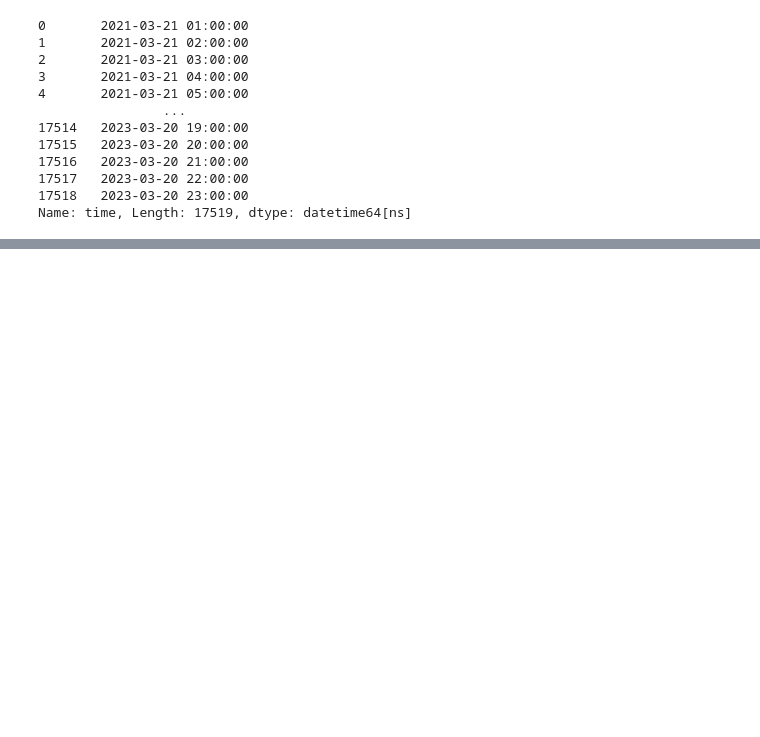
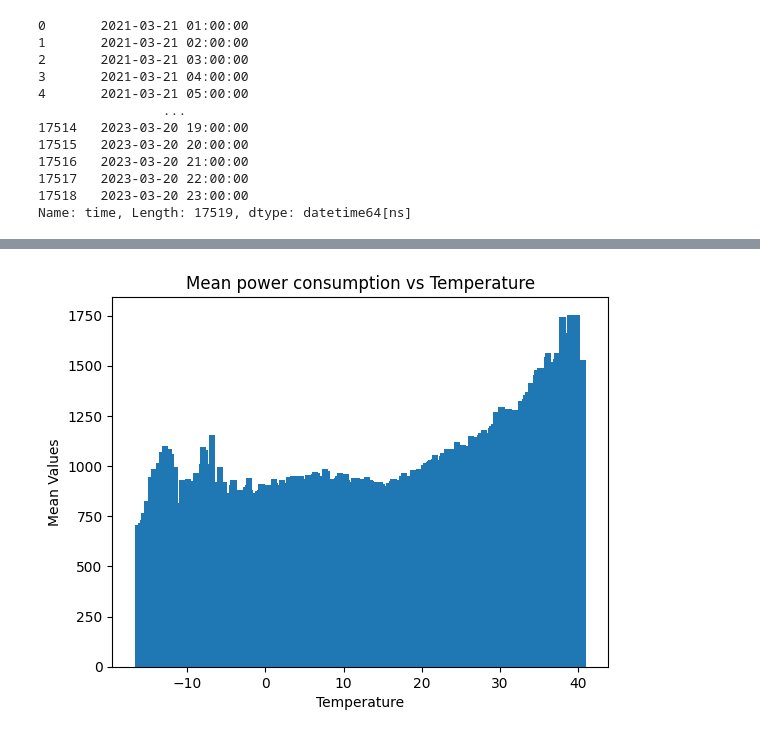
Before and after one commit to amirhosseinamerimanesh/Load-Forecasting-Machine-Learing, a Jupyter notebook: load_forecasting_ml.ipynb, the cells around one changed output, grey strips where cells are left out. Cells and saved outputs as stored; diff of their text form; code cells hidden in the pictures; blank space fills up the shorter version.

Commit message:
added a plot figure

```diff
--- a/load_forecasting_ml.ipynb
+++ b/load_forecasting_ml.ipynb
@@ -111,3 +111,15 @@ concat_df.head(5)
 | 2 | 2021-03-21 03:00:00 | 593.313848 | 4.2 | 0 | 1 | 0 | 593.313843 | 0 | 1 | ... |
 | 3 | 2021-03-21 04:00:00 | 575.394891 | 3.9 | 0 | 1 | 0 | 575.394897 | 0 | 1 | ... |
 | 4 | 2021-03-21 05:00:00 | 569.464668 | 3.3 | 0 | 1 | 0 | 619.886047 | 0 | 1 | ... |
+# %%
+import matplotlib.pyplot as plt
+
+unique_temps = np.unique(concat_df['temp'])
+# Plotting
+plt.bar(unique_temps, concat_df.groupby('temp')['values'].mean())
+plt.xlabel('Temperature')
+plt.ylabel('Mean Values')
+plt.title('Mean power consumption vs Temperature')
+plt.show()
+# %% [output]
+[figure, added]
```
